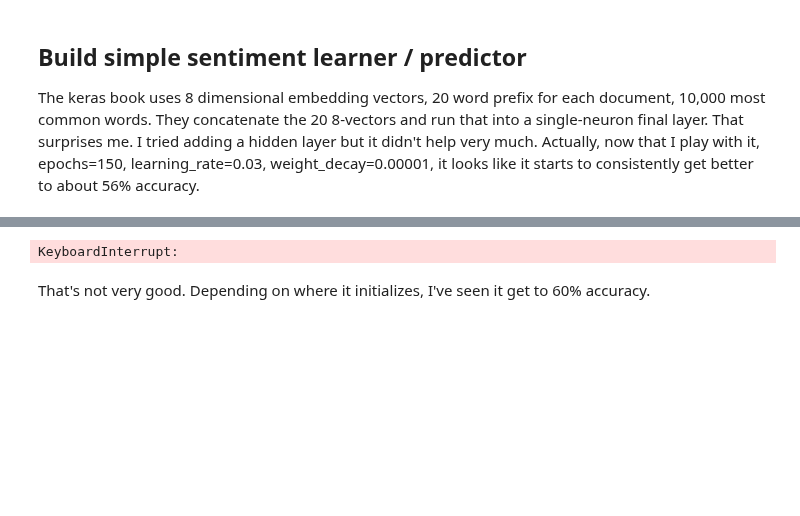
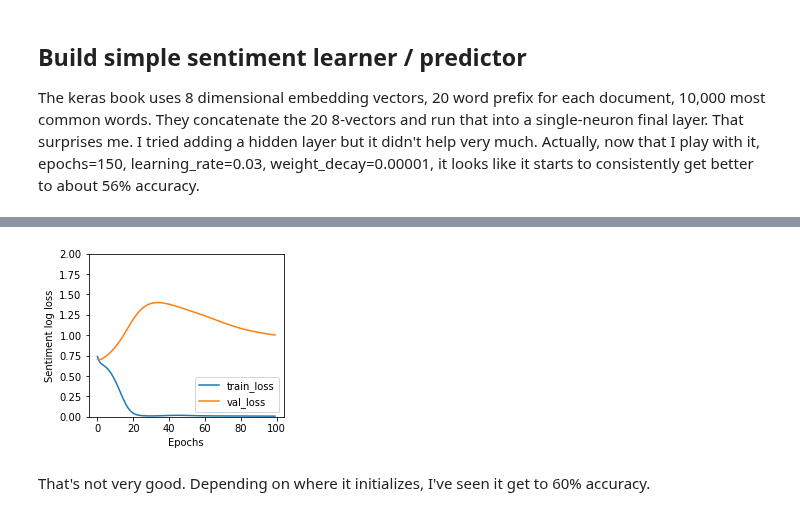
Before and after one commit to parrt/playdl, a Jupyter notebook: notebooks/imdb-sentiment-pytorch.ipynb, the cells around one changed output, grey strips where cells are left out. Saved outputs shown, nothing was run; the diff lists cells and outputs as text; code cells hidden in the pictures; blank space fills up the shorter version.

```diff
--- a/notebooks/imdb-sentiment-pytorch.ipynb
+++ b/notebooks/imdb-sentiment-pytorch.ipynb
@@ -93,8 +93,8 @@ def train_test_split(X, y, test_size:float):
     y = y[shuffle_idx]
     n_valid = int(n*test_size)
     n_train = n - n_valid
-    X_train, X_valid = X[0:n_train], X[n_train:]
-    y_train, y_valid = y[0:n_train], y[n_train:]
+    X_train, X_valid = X[0:n_train].to(device), X[n_train:].to(device)
+    y_train, y_valid = y[0:n_train].to(device), y[n_train:].to(device)
     return X_train, X_valid, y_train, y_valid
 # %%
 import matplotlib.pyplot as plt
@@ -173,7 +175,7 @@ for tokens in neg_tokenized + pos_tokenized:
     all.extend([w for w in tokens])
 c = Counter(all)
 V = c.most_common(vocab_size)
-word_to_idx = {w:i for i,w in enumerate(V)}
+word_to_idx = {w:i for i,w in enumerate(dict(V).keys())}
 V = sorted(word_to_idx.keys())
 # %%
 # Keep only words in V, just first 20, convert to ints in word_to_idx
@@ -235,7 +238,7 @@ def train(model, X, y, epochs=350, test_size=0.20, learning_rate = 0.002, weight
     for t in range(epochs):
         y_prob = model(X_train)
         loss = loss_fn(y_prob, y_train)
-        y_pred = torch.round(y_prob)
+        #y_pred = torch.round(y_prob)
 
         optimizer.zero_grad()
         loss.backward() # autograd computes U.grad and M.grad
@@ -243,8 +246,8 @@ def train(model, X, y, epochs=350, test_size=0.20, learning_rate = 0.002, weight
 
         with torch.no_grad():
             loss_valid = loss_fn(model(X_valid), y_valid)
-            accur_train = accuracy_score(torch.round(model(X_train)), y_train)
-            accur_valid = accuracy_score(torch.round(model(X_valid)), y_valid)
+            accur_train = accuracy_score(torch.round(model(X_train).cpu()), y_train.cpu())
+            accur_valid = accuracy_score(torch.round(model(X_valid).cpu()), y_valid.cpu())
 
         history.append( (loss, loss_valid) )
         if t % print_every == 0:
@@ -254,13 +257,13 @@ def train(model, X, y, epochs=350, test_size=0.20, learning_rate = 0.002, weight
     return model, history
 # %%
 nfactors = 8
-model = Sentiment(vocab_size, nfactors)
-model, history = train(model, torch.tensor(X), torch.tensor(y),
+model = Sentiment(vocab_size, nfactors).to(device)
+model, history = train(model, X, y,
                        epochs=100,
-                       learning_rate=0.1,
-                       weight_decay=0.00001,
-                       print_every=10)
+                       learning_rate=0.03,
+                       weight_decay=0.0001,
+                       print_every=20)
 
-plot_history(history, yrange=(0,1.0))
+plot_history(history, yrange=(0,2.0))
 # %% [output]
 1600 training and 400 test records
@@ -275,4 +275,4 @@ Epoch  70 log loss   0.693,   0.694   accuracy 0.502, 0.490
-KeyboardInterrupt:
+[figure, added]
 # %% [markdown]
 That's not very good. Depending on where it initializes, I've seen it get to 60% accuracy.
 # %% [markdown]
```
Also changed, not shown: parts of 19 cells of this notebook.
